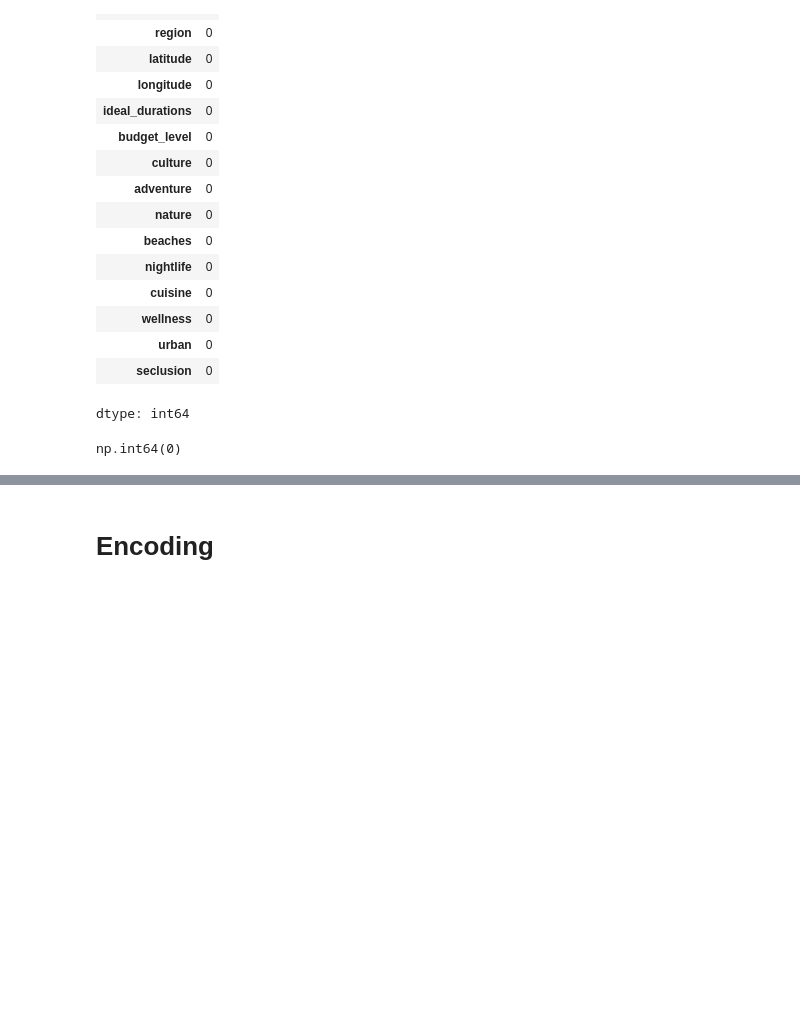
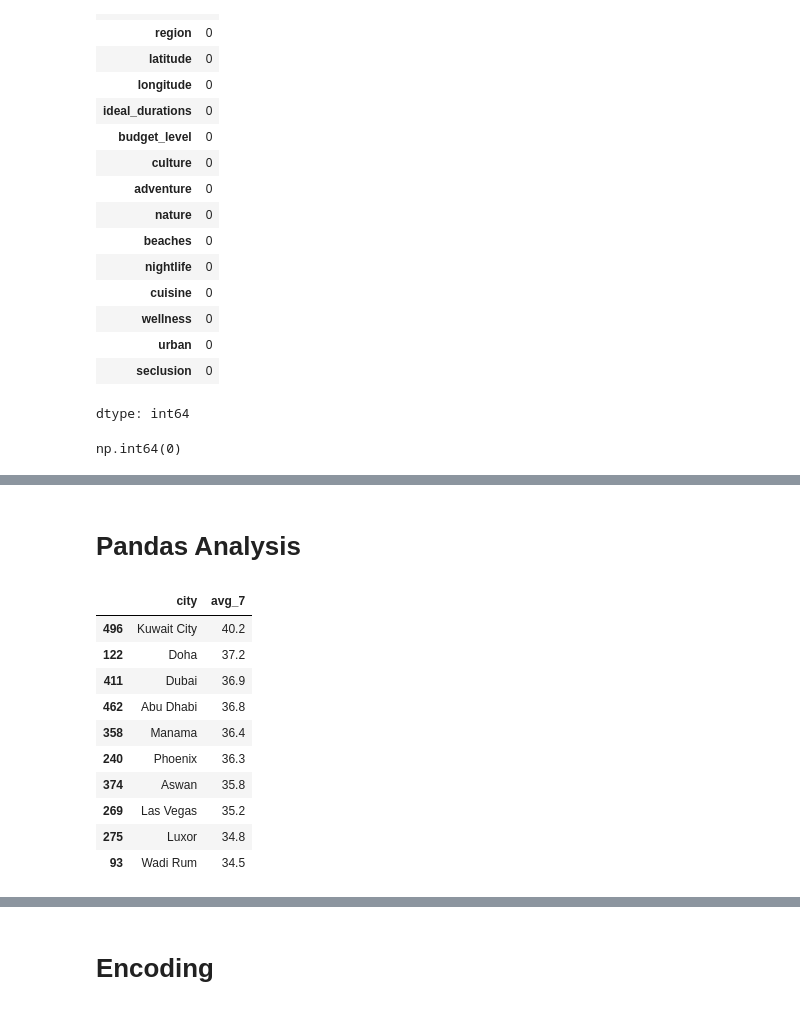
Before and after one commit to MounicaSrinivasan163/Worldwide-Travel-cities-dataset, a Jupyter notebook: Worldwide_Travel_cities_dataset.ipynb, the cells around one changed output, grey strips where cells are left out. Cells and saved outputs as stored; diff of their text form; code cells hidden in the pictures; blank space fills up the shorter version.

```diff
--- a/Worldwide_Travel_cities_dataset.ipynb
+++ b/Worldwide_Travel_cities_dataset.ipynb
@@ -190,0 +191,18 @@ df_final
+# %% [markdown]
+# Pandas Analysis
+# %%
+#What are the top 10 cities with the highest average temperature in July?
+
+df_final.sort_values(by="avg_7",ascending=False)[["city","avg_7"]].head(10)
+# %% [output]
+|  | city | avg_7 |
+| 496 | Kuwait City | 40.2 |
+| 122 | Doha | 37.2 |
+| 411 | Dubai | 36.9 |
+| 462 | Abu Dhabi | 36.8 |
+| 358 | Manama | 36.4 |
+| 240 | Phoenix | 36.3 |
+| 374 | Aswan | 35.8 |
+| 269 | Las Vegas | 35.2 |
+| 275 | Luxor | 34.8 |
+| 93 | Wadi Rum | 34.5 |
```
Also changed, not shown: parts of 17 cells of this notebook.
